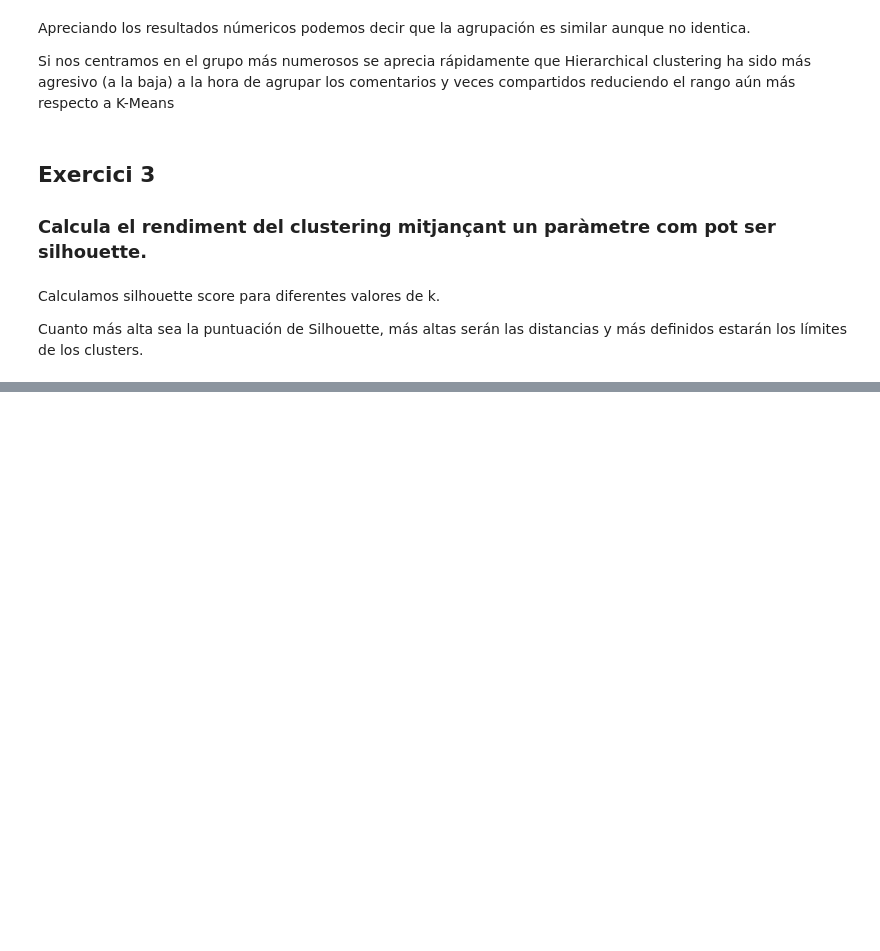
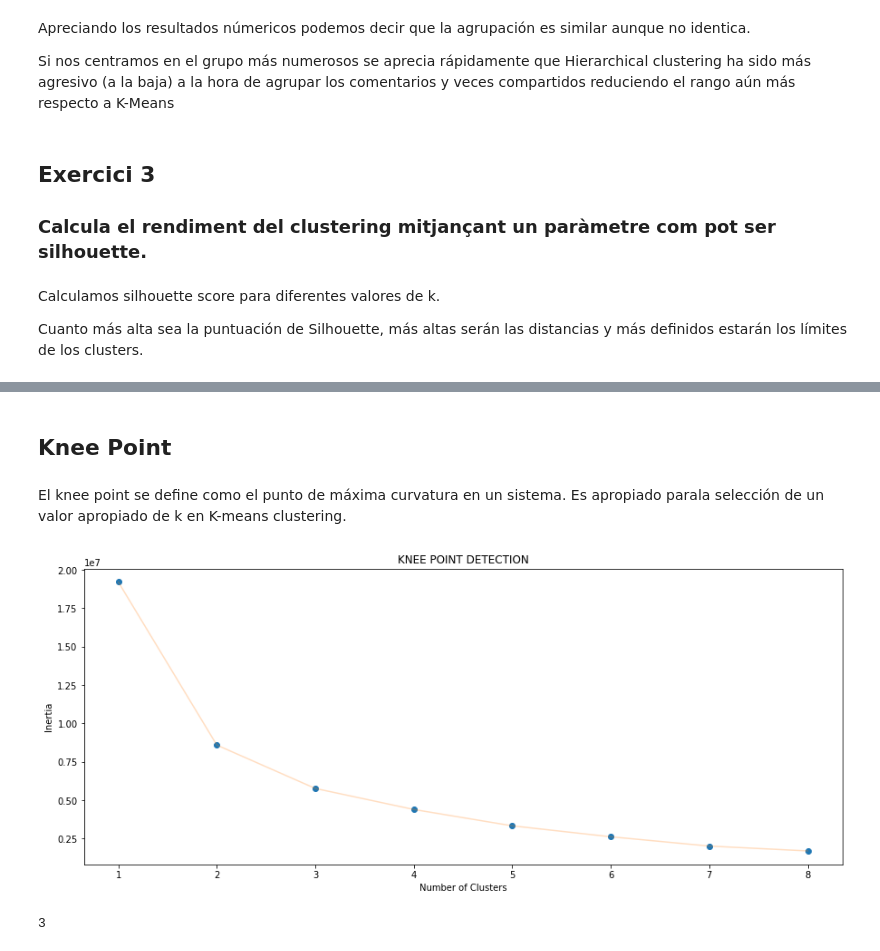
Before and after one commit to Huanhotze/Sprint-8.-Algoritmes-daprenentatge-NO-supervisat-Agrupacio, a Jupyter notebook: M8_T01.ipynb, the cells around one changed output, grey strips where cells are left out. Cells and saved outputs as stored; diff of their text form; code cells hidden in the pictures; blank space fills up the shorter version.

```diff
--- a/M8_T01.ipynb
+++ b/M8_T01.ipynb
@@ -440,0 +474,4 @@ Vamos a comprobar que hubiera pasado.
+# %% [markdown]
+## Knee Point
+# %% [markdown]
+El knee point se define como el punto de máxima curvatura en un sistema. Es apropiado parala selección de un valor apropiado de k en K-means clustering.
@@ -440,0 +484,13 @@ Vamos a comprobar que hubiera pasado.
+# %%
+plt.figure(figsize= (15,6))
+plt.plot(np.arange(1 , 9) , inertia , 'o')
+plt.plot(np.arange(1 , 9) , inertia , '-' , alpha = 0.25)
+plt.xlabel('Number of Clusters') , plt.ylabel('Inertia')
+plt.title('KNEE POINT DETECTION');
+# %% [output]
+[figure, added]
+# %%
+kn = KneeLocator(x=list(range (1,9)), y=inertia, curve='convex', direction='decreasing')
+kn.knee
+# %% [output]
+3
```
Also changed, not shown: parts of 16 cells of this notebook.
